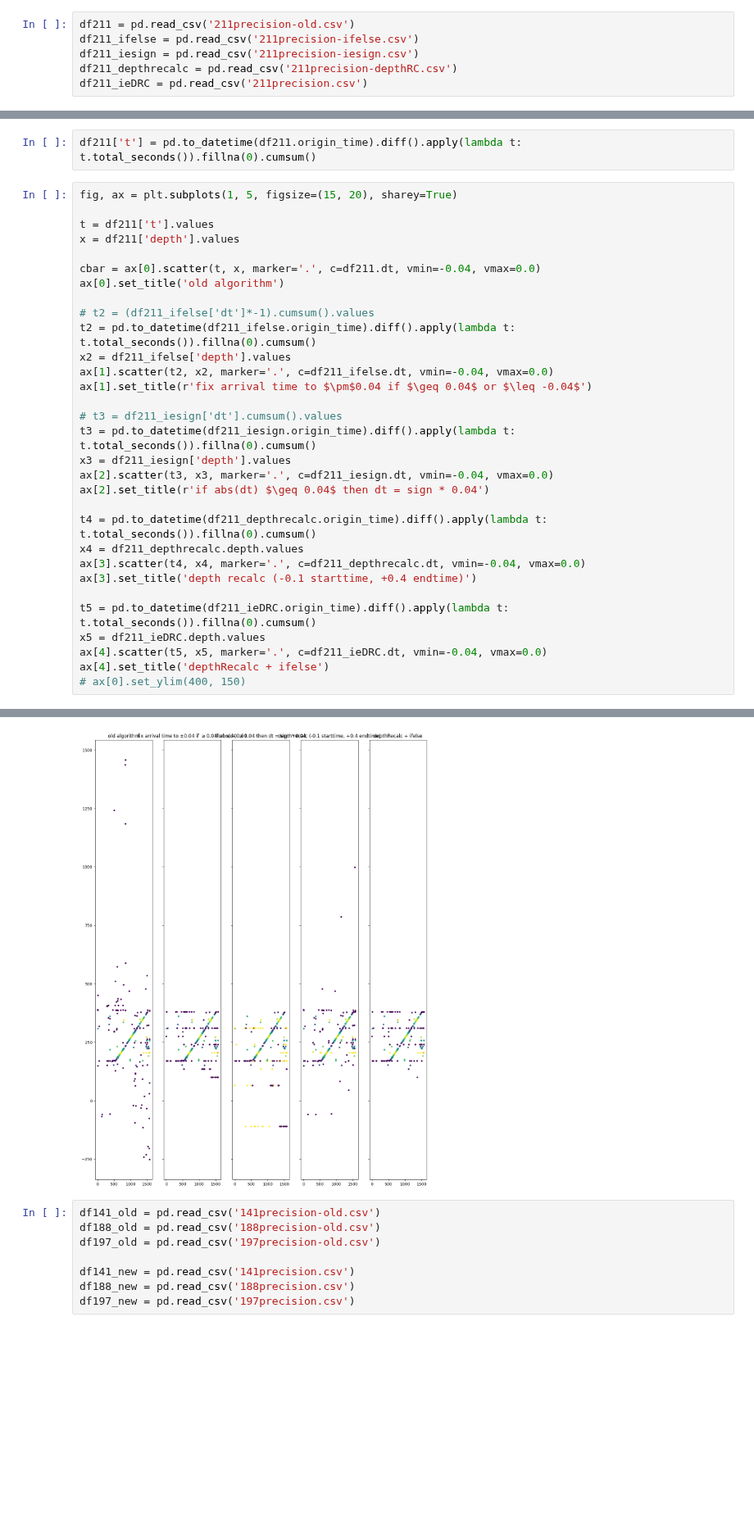
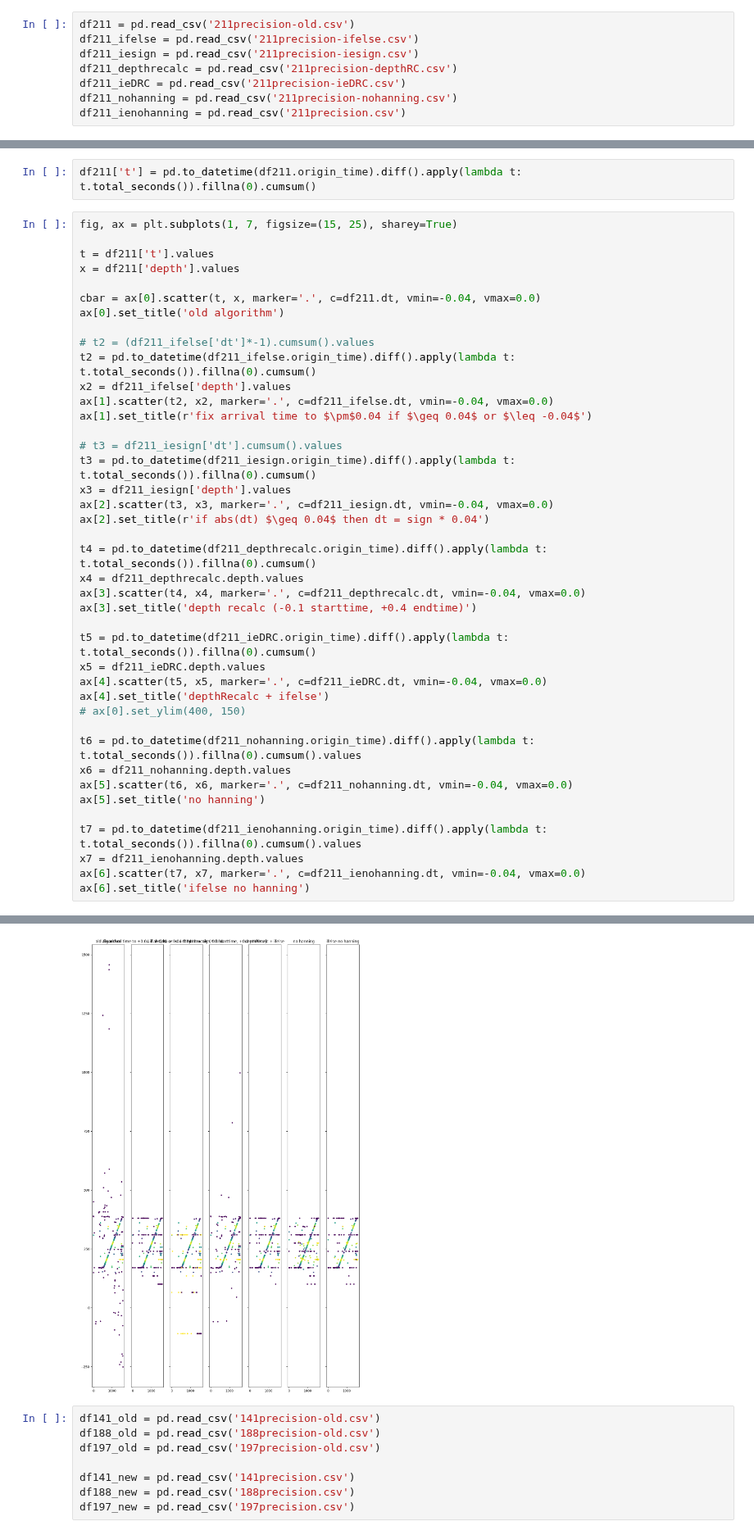
Before and after one commit to SerpRateAI/tensilePaper, a Jupyter notebook: testing-new-depths.ipynb, the cells around one changed output, grey strips where cells are left out. Shown at 82% size. Cells and saved outputs as stored; diff of their text form; blank space fills up the shorter version.

Commit message:
well switching hanning on and off seems to be doing something

```diff
--- a/testing-new-depths.ipynb
+++ b/testing-new-depths.ipynb
@@ -7,4 +7,6 @@ df211 = pd.read_csv('211precision-old.csv')
 df211_ifelse = pd.read_csv('211precision-ifelse.csv')
 df211_iesign = pd.read_csv('211precision-iesign.csv')
 df211_depthrecalc = pd.read_csv('211precision-depthRC.csv')
-df211_ieDRC = pd.read_csv('211precision.csv')
+df211_ieDRC = pd.read_csv('211precision-ieDRC.csv')
+df211_nohanning = pd.read_csv('211precision-nohanning.csv')
+df211_ienohanning = pd.read_csv('211precision.csv')
@@ -11,7 +53,7 @@ df211_ieDRC = pd.read_csv('211precision.csv')
 # %%
 df211['t'] = pd.to_datetime(df211.origin_time).diff().apply(lambda t: t.total_seconds()).fillna(0).cumsum()
 # %%
-fig, ax = plt.subplots(1, 5, figsize=(15, 20), sharey=True)
+fig, ax = plt.subplots(1, 7, figsize=(15, 25), sharey=True)
 
 t = df211['t'].values
 x = df211['depth'].values
@@ -41,4 +83,14 @@ x5 = df211_ieDRC.depth.values
 ax[4].scatter(t5, x5, marker='.', c=df211_ieDRC.dt, vmin=-0.04, vmax=0.0)
 ax[4].set_title('depthRecalc + ifelse')
 # ax[0].set_ylim(400, 150)
+
+t6 = pd.to_datetime(df211_nohanning.origin_time).diff().apply(lambda t: t.total_seconds()).fillna(0).cumsum().values
+x6 = df211_nohanning.depth.values
+ax[5].scatter(t6, x6, marker='.', c=df211_nohanning.dt, vmin=-0.04, vmax=0.0)
+ax[5].set_title('no hanning')
+
+t7 = pd.to_datetime(df211_ienohanning.origin_time).diff().apply(lambda t: t.total_seconds()).fillna(0).cumsum().values
+x7 = df211_ienohanning.depth.values
+ax[6].scatter(t7, x7, marker='.', c=df211_ienohanning.dt, vmin=-0.04, vmax=0.0)
+ax[6].set_title('ifelse no hanning')
 # %% [output]
@@ -46,4 +98,4 @@ Text(0.5, 1.0, 'depthRecalc + ifelse')
-[figure, old version]
+[figure, new version]
 # %%
 df141_old = pd.read_csv('141precision-old.csv')
 df188_old = pd.read_csv('188precision-old.csv')
```
Also changed, not shown: parts of 11 cells of this notebook, 11 other files.
